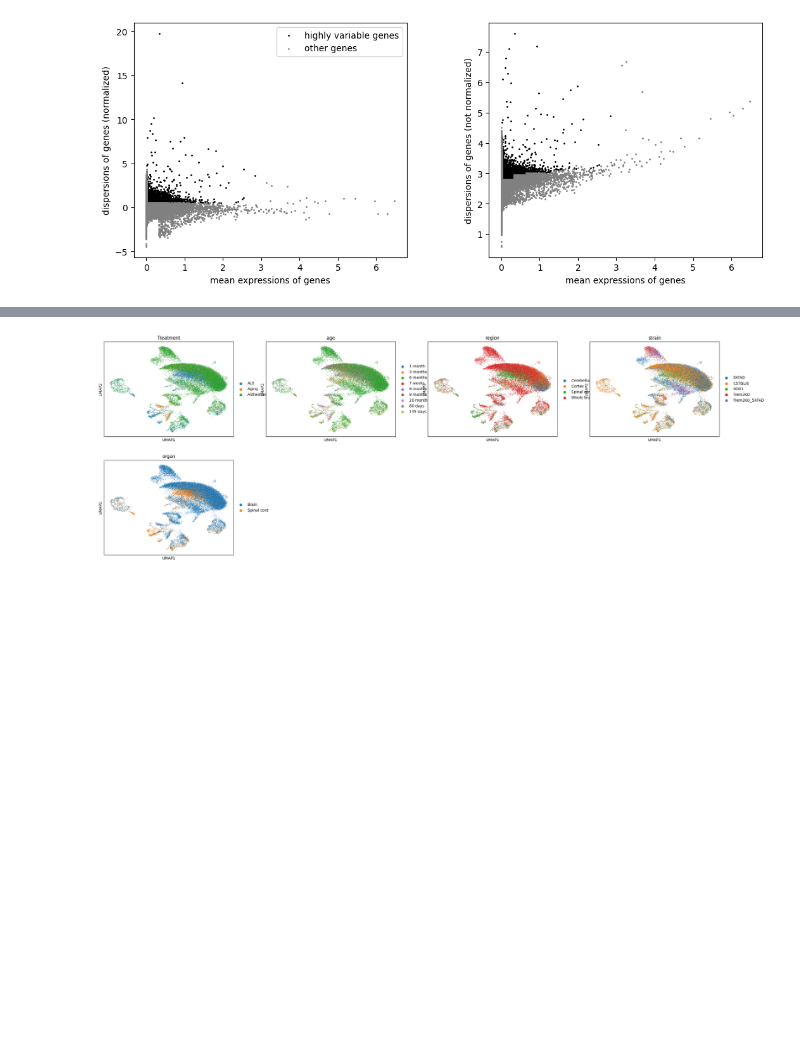
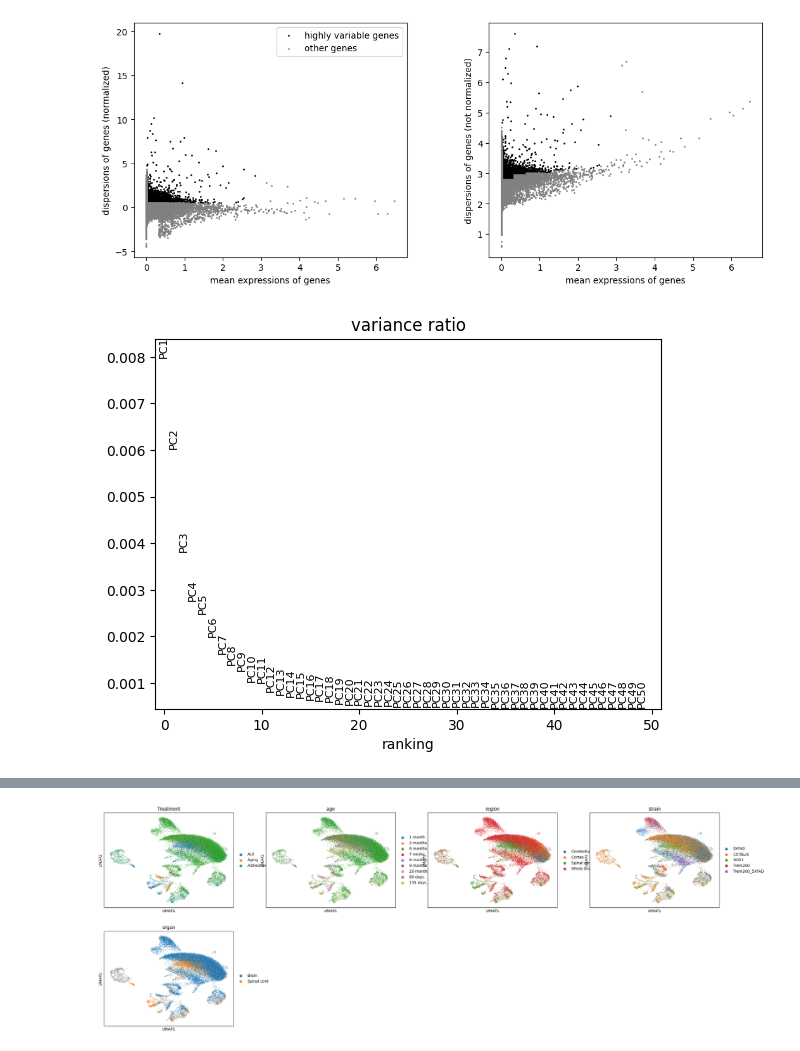
Before and after one commit to michal7kw/SRF_microglia, a Jupyter notebook: GSE98969/alt_similarity_opt.ipynb, the cells around one changed output, grey strips where cells are left out. Cells and saved outputs as stored; diff of their text form; code cells hidden in the pictures; blank space fills up the shorter version.

```diff
--- a/GSE98969/alt_similarity_opt.ipynb
+++ b/GSE98969/alt_similarity_opt.ipynb
@@ -232,0 +233,4 @@ sc.pp.neighbors(adata, n_neighbors=10, n_pcs=40)
+# %%
+sc.pl.pca_variance_ratio(adata, n_pcs=50)
+# %% [output]
+[figure, added]
```
Also changed, not shown: parts of 10 cells of this notebook, 11 other files.
